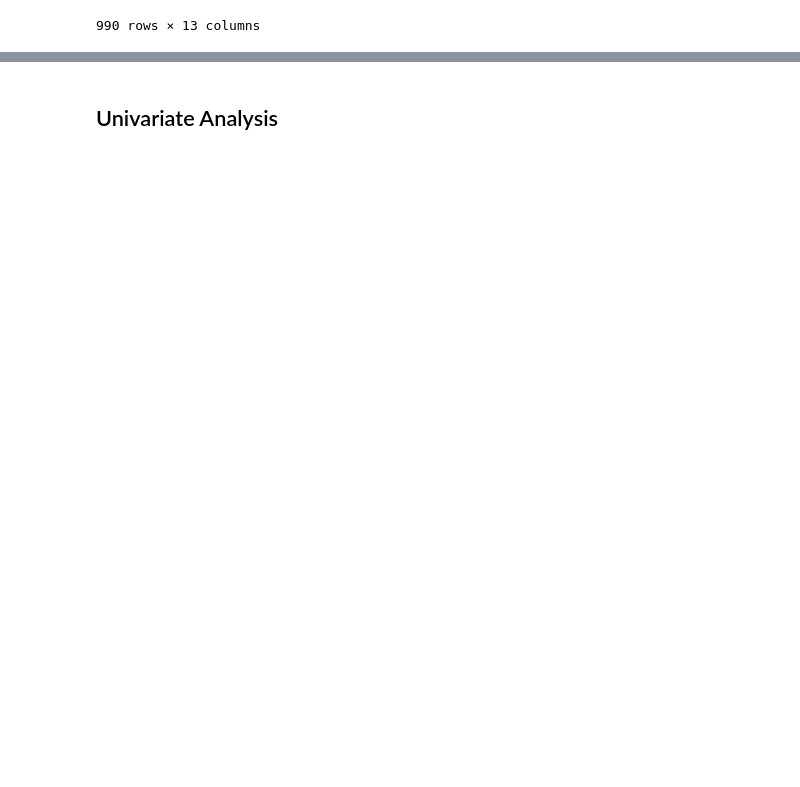
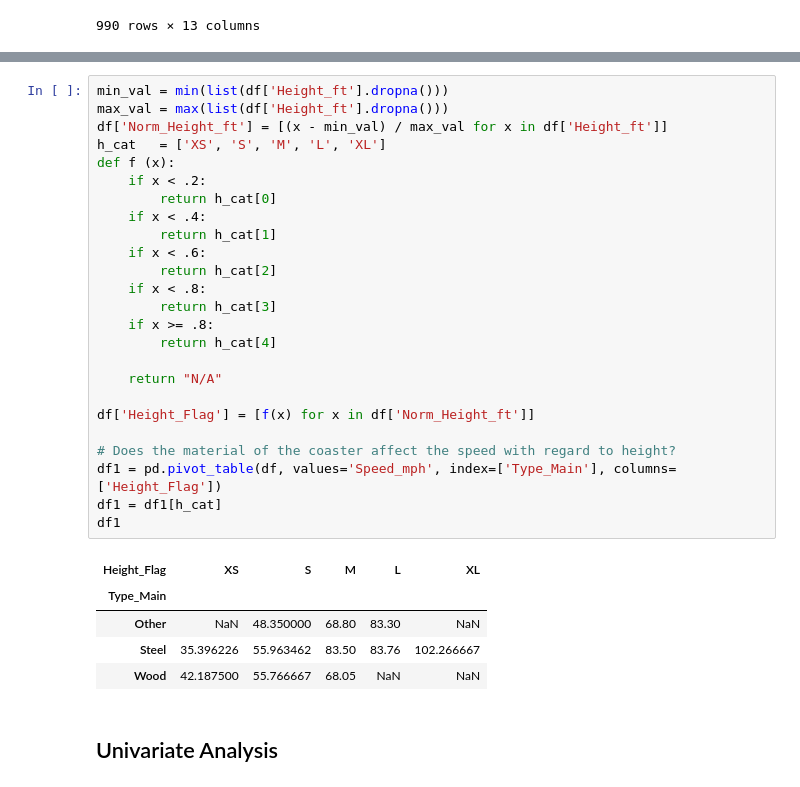
Before and after one commit to jsmid/edu.smid, a Jupyter notebook: rcoster/nb.ipynb, the cells around one changed output, grey strips where cells are left out. Drawn from its saved outputs; the diff is of its cells as text; blank space fills up the shorter version.

```diff
--- a/rcoster/nb.ipynb
+++ b/rcoster/nb.ipynb
@@ -270,2 +305,33 @@ df
+# %%
+min_val = min(list(df['Height_ft'].dropna()))
+max_val = max(list(df['Height_ft'].dropna()))
+df['Norm_Height_ft'] = [(x - min_val) / max_val for x in df['Height_ft']]
+h_cat   = ['XS', 'S', 'M', 'L', 'XL']
+def f (x):
+    if x < .2:
+        return h_cat[0]
+    if x < .4:
+        return h_cat[1]
+    if x < .6:
+        return h_cat[2]
+    if x < .8:
+        return h_cat[3]
+    if x >= .8:
+        return h_cat[4]
+
+    return "N/A"
+
+df['Height_Flag'] = [f(x) for x in df['Norm_Height_ft']]
+
+# Does the material of the coaster affect the speed with regard to height?
+df1 = pd.pivot_table(df, values='Speed_mph', index=['Type_Main'], columns=['Height_Flag'])
+df1 = df1[h_cat]
+df1
+# %% [output]
+| Height_Flag | XS | S | M | L | XL |
+| Type_Main |  |  |  |  |  |
+| Other | NaN | 48.350000 | 68.80 | 83.30 | NaN |
+| Steel | 35.396226 | 55.963462 | 83.50 | 83.76 | 102.266667 |
+| Wood | 42.187500 | 55.766667 | 68.05 | NaN | NaN |
 # %% [markdown]
 ## Univariate Analysis
```
Also changed, not shown: parts of 5 cells of this notebook.
